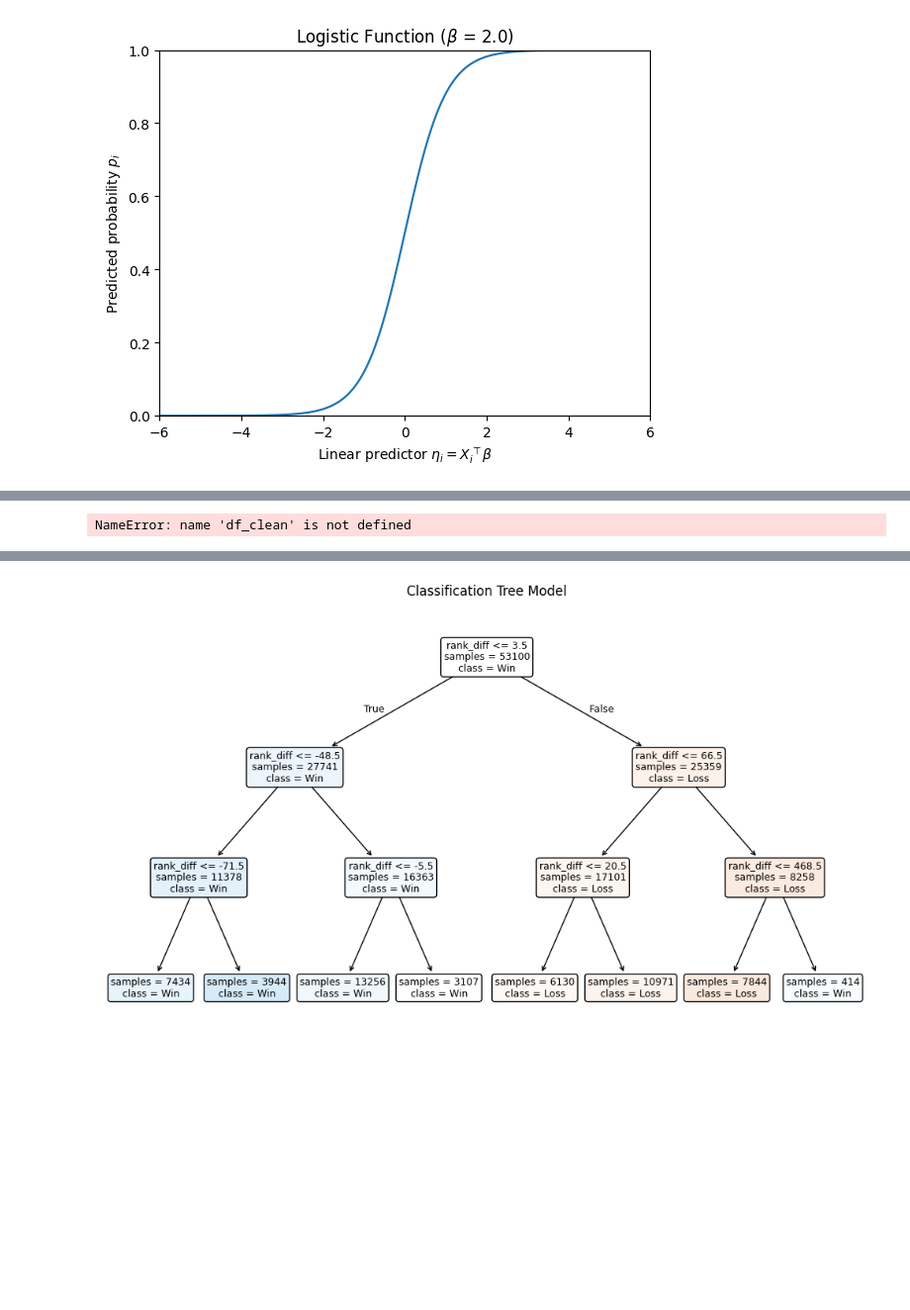
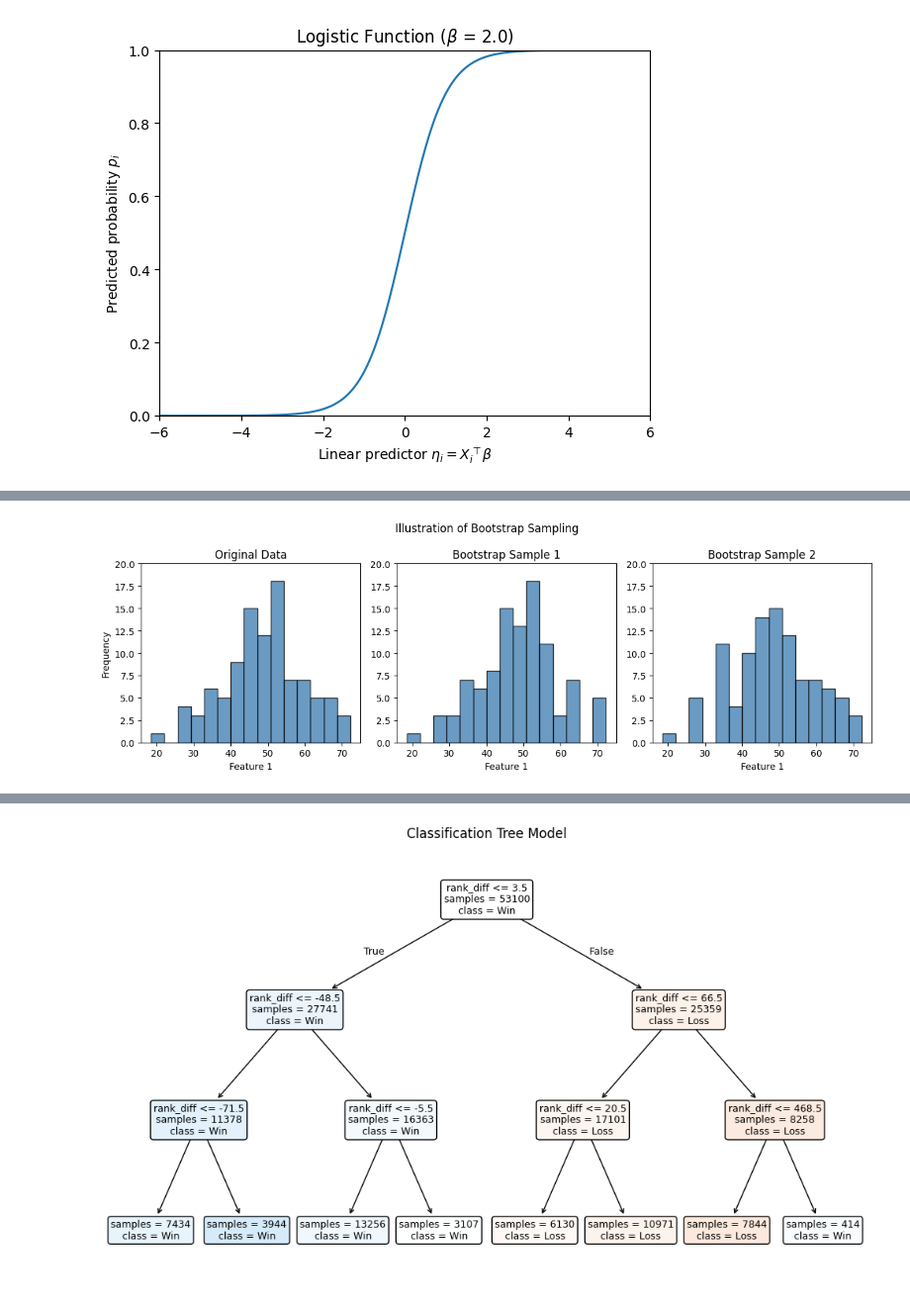
Before and after one commit to arttusokka/Predicting-ATP-matches-outcome, a Jupyter notebook: data_cleaning_preprocessing/graphs.ipynb, the cells around one changed output, grey strips where cells are left out. Shown at 99% size. Drawn from its saved outputs; the diff is of its cells as text; code cells hidden in the pictures; blank space fills up the shorter version.

```diff
--- a/data_cleaning_preprocessing/graphs.ipynb
+++ b/data_cleaning_preprocessing/graphs.ipynb
@@ -162,69 +118,43 @@ plt.show()
 # %%
+import numpy as np
 import matplotlib.pyplot as plt
-import pandas as pd
 
-# Varmista datetime
-df_clean["tourney_date"] = pd.to_datetime(
-    df_clean["tourney_date"], format="%Y%m%d"
-)
+np.random.seed(42)
 
-# Luo year-muuttuja
-df_clean["year"] = df_clean["tourney_date"].dt.year
+n = 100
+feature_1 = np.random.normal(loc=50, scale=12, size=n)
 
-top_players = ["Rafael Nadal", "Novak Djokovic", "Roger Federer"]
-surfaces = ["Clay", "Hard", "Grass"]  # varmista että nimet vastaavat datasettiäsi
+bootstrap_1 = np.random.choice(feature_1, size=n, replace=True)
+bootstrap_2 = np.random.choice(feature_1, size=n, replace=True)
 
-plt.style.use("seaborn-v0_8-whitegrid")
+fig, axes = plt.subplots(1, 3, figsize=(12, 4))
+color = "steelblue"
 
-for surface in surfaces:
+axes[0].hist(feature_1, bins=15, color=color, edgecolor="black", alpha=0.8)
+axes[0].set_title("Original Data")
+axes[0].set_xlabel("Feature 1")
+axes[0].set_ylabel("Frequency")
 
-    plt.figure(figsize=(10, 6))
+axes[1].hist(bootstrap_1, bins=15, color=color, edgecolor="black", alpha=0.8)
+axes[1].set_title("Bootstrap Sample 1")
+axes[1].set_xlabel("Feature 1")
+axes[1].set_ylabel("")
 
-    for player in top_players:
+axes[2].hist(bootstrap_2, bins=15, color=color, edgecolor="black", alpha=0.8)
+axes[2].set_title("Bootstrap Sample 2")
+axes[2].set_xlabel("Feature 1")
+axes[2].set_ylabel("")
 
-        player_rows = df_clean[
-            (
-                (df_clean["player1_name"] == player) |
-                (df_clean["player2_name"] == player)
-            )
-            & (df_clean["surface"] == surface)
-        ].copy()
+for ax in axes:
+    ax.set_ylim(0, 20)
 
-        # Valitse oikea surface-elo
-        player_rows["elo_surface"] = player_rows.apply(
-            lambda row: row["elo_p1_pre_surface"]
-            if row["player1_name"] == player
-            else row["elo_p2_pre_surface"],
-            axis=1
-        )
+fig.suptitle("Illustration of Bootstrap Sampling", fontsize=12)
 
-        yearly_mean = (
-            player_rows
-            .groupby("year")["elo_surface"]
-            .mean()
-            .sort_index()
-        )
-
-        plt.plot(
-            yearly_mean.index,
-            yearly_mean.values,
-            linewidth=2,
-            label=player
-        )
-
-    plt.title(f"Average Annual Surface-Specific ELO ({surface})")
-    plt.xlabel("Year")
-    plt.ylabel("Average Pre-Match Surface ELO")
-
-    # Pakota vuodet 2000–2019 kokonaislukuina
-    plt.xticks(range(2000, 2020))
-    plt.xlim(2000, 2019)
-
-    plt.legend()
-    plt.tight_layout()
-    plt.show()
+plt.tight_layout()
+plt.savefig("bootstrap_generic.pdf", bbox_inches="tight")
+plt.show()
 # %% [output]
-NameError: name 'df_clean' is not defined
+[figure, added]
 # %%
 # Piirretään puu normaalisti
 fig, ax = plt.subplots(figsize=(16, 9))
```
Also changed, not shown: parts of 6 cells of this notebook, 17 other files.
